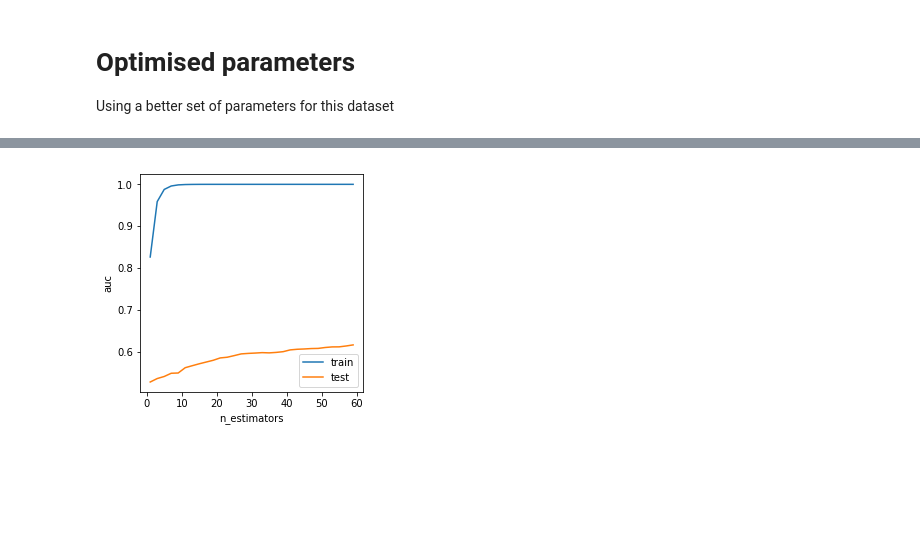
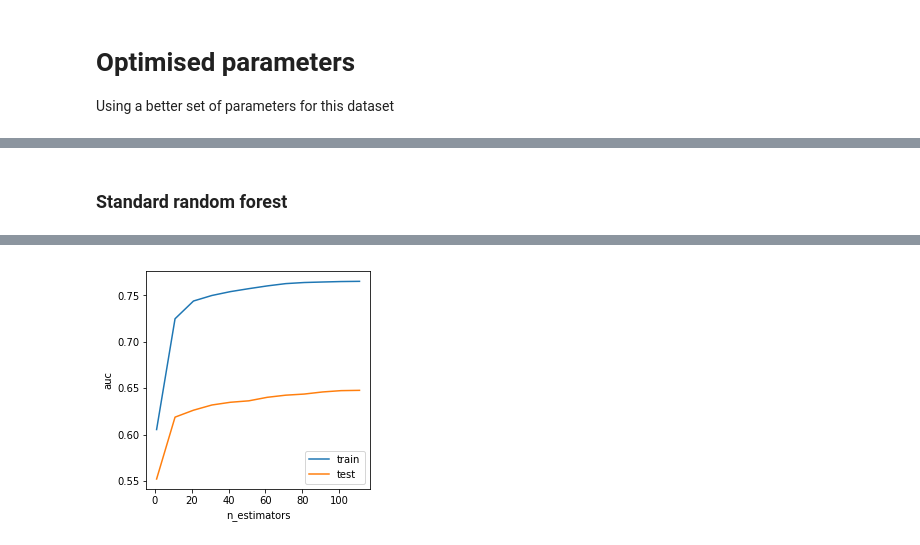
Before and after one commit to garethjns/IncrementalTrees, a Jupyter notebook: notes/PerformanceComparisons.ipynb, the cells around one changed output, grey strips where cells are left out. Cells and saved outputs as stored; diff of their text form; code cells hidden in the pictures; blank space fills up the shorter version.

```diff
--- a/notes/PerformanceComparisons.ipynb
+++ b/notes/PerformanceComparisons.ipynb
@@ -71,6 +73,9 @@ def inc_fit(x: np.array, y: np.array,
                 If model is supplied, the .n_estimators param will be ignored and managed here.
     :param steps: Range to iterate over. Sets total number of estimators that will be fit in model
                   after each iteration. Should be range with constant step size.
+    :param sample: Proportion of randomly sampled training data to use on each partial_fit call.
+               If sample = 1, all training data is used on each interation,
+               so should behave as standard random forest. Default = 1 (100%).
     """
 
     x_train, x_test, y_train, y_test = train_test_split(x, y,
@@ -240,3 +245,27 @@ With 119: 0.8131764624146383 | 0.6357813076001474
 # Optimised parameters
 
 Using a better set of parameters for this dataset
+# %%
+from sklearn.model_selection import RandomizedSearchCV as RCV
+
+grid = RCV(RandomForestClassifier(n_estimators=30,
+                                  n_jobs=-1),
+           param_distributions={'min_samples_leaf': [1, 2, 10, 30, 60, 120, 240, 480],
+                                'min_samples_split': [2, 10, 30, 60, 120, 240, 480],
+                                'min_impurity_decrease': [0, 0.05, 0.1, 0.2, 0.3]},
+           cv=3,
+           n_iter=100,
+           verbose=10,
+           n_jobs=-1)
+
+x_train, x_test, y_train, y_test = train_test_split(x, y,
+                                                    test_size=0.25,
+                                                    random_state=1)
+
+grid.fit(x_train, y_train)
+print(grid.best_estimator_.get_params(deep=True))
+
+tr_score, te_score = score(grid,
+                           train=(x_train, y_train),
+                           test=(x_test, y_test),
+                           pr=True)
@@ -242,0 +295,6 @@ Using a better set of parameters for this dataset
+# %%
+params = grid.best_estimator_.get_params()
+params.pop('warm_start', None)
+params.pop('n_jobs', None)
+params.pop('n_estimators', None)
+params
@@ -243,7 +316,12 @@ Using a better set of parameters for this dataset
+# %% [markdown]
+### Standard random forest
 # %%
-steps = np.arange(1, 60, 2)
-train_scores, test_scores = inc_fit(x, y,
-                                    steps=steps)
-print(f"Best set: {train_scores[-1]} | {test_scores[-1]}")
+steps = np.arange(1, MAX_ESTIMATORS, 10)
+
+rfc = RandomForestClassifier(warm_start=True,
+                             **params)
+
+%time train_scores, test_scores = inc_fit(x, y, rfc=rfc, steps=steps)
+print(f"With {len(rfc.estimators_)}: {train_scores[-1]} | {test_scores[-1]}")
 plot_auc(steps, train_scores, test_scores)
 # %% [output]
@@ -251 +330 @@ Best set: 1.0 | 0.6164312580640207
-[figure, old version]
+[figure, new version]
```
Also changed, not shown: parts of 13 cells of this notebook, 1 other file.
